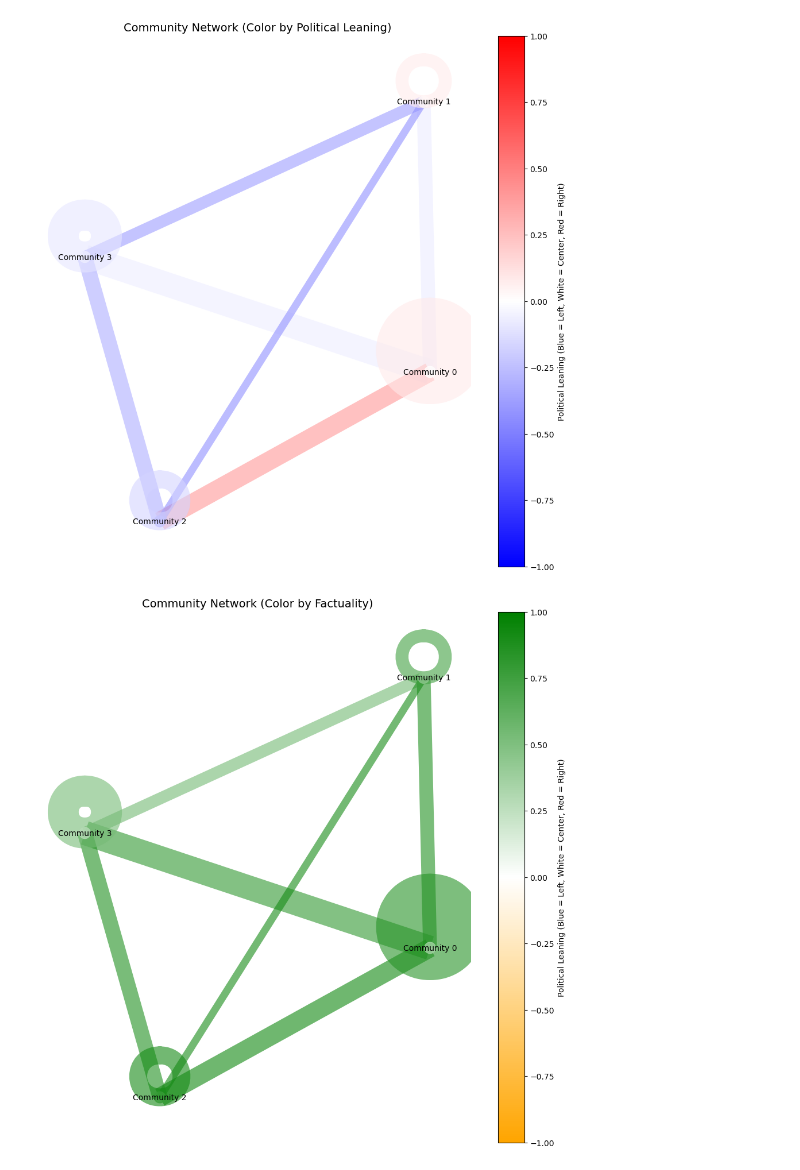
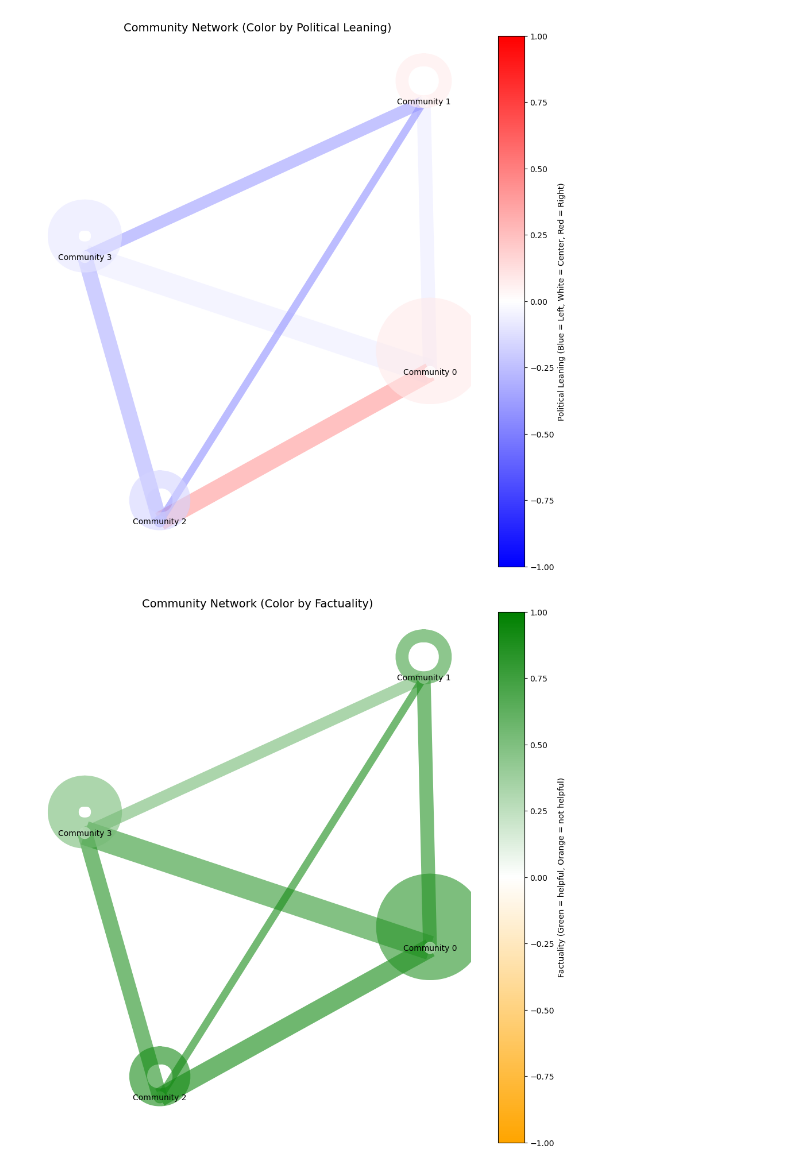
Before and after one commit to kminesaki/CommunityNotes-CiteNet, a Jupyter notebook: notebook/4_network.ipynb, the cells around one changed output. Cells and saved outputs as stored; diff of their text form; code cells hidden in the pictures.

Commit message:
upd figures details

```diff
--- a/notebook/4_network.ipynb
+++ b/notebook/4_network.ipynb
@@ -591,32 +591,32 @@ for u, v in edges:
         key = tuple(sorted((u, v)))
         helpful = com_edge_helpful_count[key]
         not_helpful = com_edge_not_helpful_count[key]
     total = helpful + not_helpful
     if total > 0:
         ratio = (helpful - not_helpful) / total
     else:
         ratio = 0
     ratios.append(ratio)
 
 norm = mcolors.Normalize(vmin=-1, vmax=1)
 edge_colors = [orange_green(norm(r)) for r in ratios]
 edge_widths = [G[u][v]['weight'] * 0.1 for u, v in edges]
 
 
 fig, ax = plt.subplots(figsize=(12, 12))
 nx.draw_networkx_nodes(G, pos, ax=ax, node_size=node_size, alpha=0.8, node_color=node_colors)
 nx.draw_networkx_edges(G, pos, ax=ax, width=edge_widths, edge_color=edge_colors, alpha=0.6)
 nx.draw_networkx_labels(G, pos, ax=ax, labels=labels, font_size=10)
 
 # color bar
 sm = plt.cm.ScalarMappable(cmap=orange_green, norm=norm)
 sm.set_array([])
 cbar = plt.colorbar(sm, ax=ax, orientation="vertical")
-cbar.set_label("Political Leaning (Blue = Left, White = Center, Red = Right)", fontsize=10)
+cbar.set_label("Factuality (Green = helpful, Orange = not helpful)", fontsize=10)
 
 ax.set_title("Community Network (Color by Factuality)", fontsize=14)
 ax.axis("off")
 plt.savefig("../figure/figure5_1.pdf")
 plt.show()
 # %% [output]
-[figure, old version]
+[figure, new version]
```
Also changed, not shown: parts of 1 cell of this notebook.
